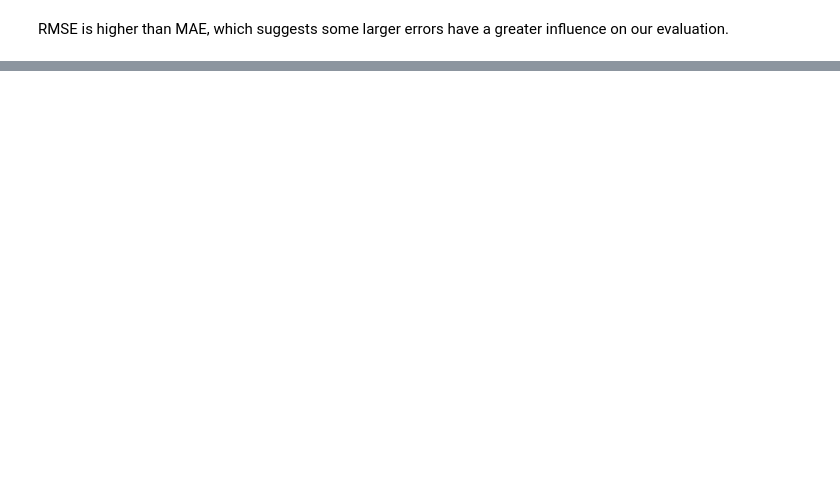
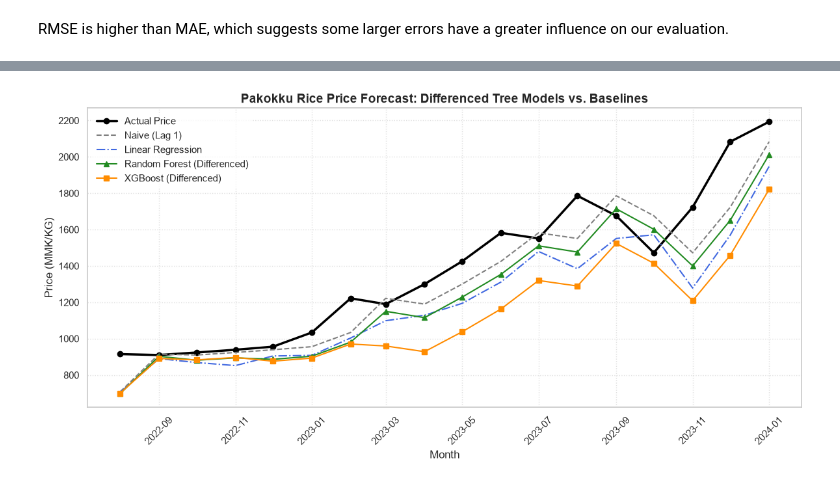
Before and after one commit to Ishigami-suhlaing/Myanmar-Food-Price-Forecasting, a Jupyter notebook: notebooks/05_feature_engineering.ipynb, the cells around one changed output, grey strips where cells are left out. Drawn from its saved outputs; the diff is of its cells as text; code cells hidden in the pictures; blank space fills up the shorter version.

```diff
--- a/notebooks/05_feature_engineering.ipynb
+++ b/notebooks/05_feature_engineering.ipynb
@@ -611,0 +1063,64 @@ RMSE is higher than MAE, which suggests some larger errors have a greater influe
+# %%
+import matplotlib.pyplot as plt
+import pandas as pd
+import numpy as np
+
+# 1. Re-fit and predict using your dataset
+dataset = df_full_eval  # Change to df_compact_eval if needed
+
+df_stat = dataset.copy()
+y_diff = df_stat["monthly_price"] - df_stat["lag_1"]
+price_cols = [c for c in df_stat.columns if c.startswith(("lag_", "roll_mean_", "roll_min_", "roll_max_")) and c != "lag_1"]
+
+for col in price_cols:
+    df_stat[f"{col}_diff"] = df_stat[col] - df_stat["lag_1"]
+
+raw_level_cols = ["monthly_price", "lag_1"] + price_cols
+X_stat = df_stat.drop(columns=raw_level_cols)
+
+X_tr = X_stat.loc[:train_end_date]
+y_tr = y_diff.loc[:train_end_date]
+X_va = X_stat.loc[val_start_date:val_end_date]
+y_va_actual = dataset.loc[val_start_date:val_end_date, "monthly_price"]
+lag1_va = dataset.loc[val_start_date:val_end_date, "lag_1"]
+
+# Train differenced estimators
+rf_diff = RandomForestRegressor(n_estimators=200, max_depth=4, min_samples_leaf=3, random_state=42)
+xgb_diff = XGBRegressor(n_estimators=100, learning_rate=0.03, max_depth=2, subsample=0.8, random_state=42)
+
+rf_diff.fit(X_tr, y_tr)
+xgb_diff.fit(X_tr, y_tr)
+
+pred_rf_diff = lag1_va + rf_diff.predict(X_va)
+pred_xgb_diff = lag1_va + xgb_diff.predict(X_va)
+
+# 2. Build the plot DataFrame using y_va_actual.index (fix for the TypeError)
+plot_df = pd.DataFrame({
+    "Actual Price": y_va_actual,
+    "Naive (Lag 1)": lag1_va,
+    "Linear Regression": linear_predictions,  # Assumes this exists from previous cells
+    "Random Forest (Diff)": pred_rf_diff,
+    "XGBoost (Diff)": pred_xgb_diff
+}, index=y_va_actual.index)
+
+# 3. Plotting the results
+plt.figure(figsize=(12, 6))
+# Convert period index to string or timestamp if matplotlib complains about PeriodIndex formatting
+x_index = plot_df.index.to_timestamp() if hasattr(plot_df.index, "to_timestamp") else plot_df.index
+
+plt.plot(x_index, plot_df["Actual Price"], label="Actual Price", color="black", linewidth=2.5, marker="o")
+plt.plot(x_index, plot_df["Naive (Lag 1)"], label="Naive (Lag 1)", linestyle="--", color="gray")
+plt.plot(x_index, plot_df["Linear Regression"], label="Linear Regression", linestyle="-.", color="royalblue")
+plt.plot(x_index, plot_df["Random Forest (Diff)"], label="Random Forest (Differenced)", color="forestgreen", marker="^")
+plt.plot(x_index, plot_df["XGBoost (Diff)"], label="XGBoost (Differenced)", color="darkorange", marker="s")
+
+plt.title("Pakokku Rice Price Forecast: Differenced Tree Models vs. Baselines", fontsize=14, fontweight="bold")
+plt.xlabel("Month", fontsize=12)
+plt.ylabel("Price (MMK/KG)", fontsize=12)
+plt.xticks(rotation=45)
+plt.grid(True, linestyle=":", alpha=0.6)
+plt.legend(frameon=True, facecolor="white", edgecolor="none")
+plt.tight_layout()
+plt.show()
+# %% [output]
+[figure, added]
```
Also changed, not shown: parts of 11 cells of this notebook.
